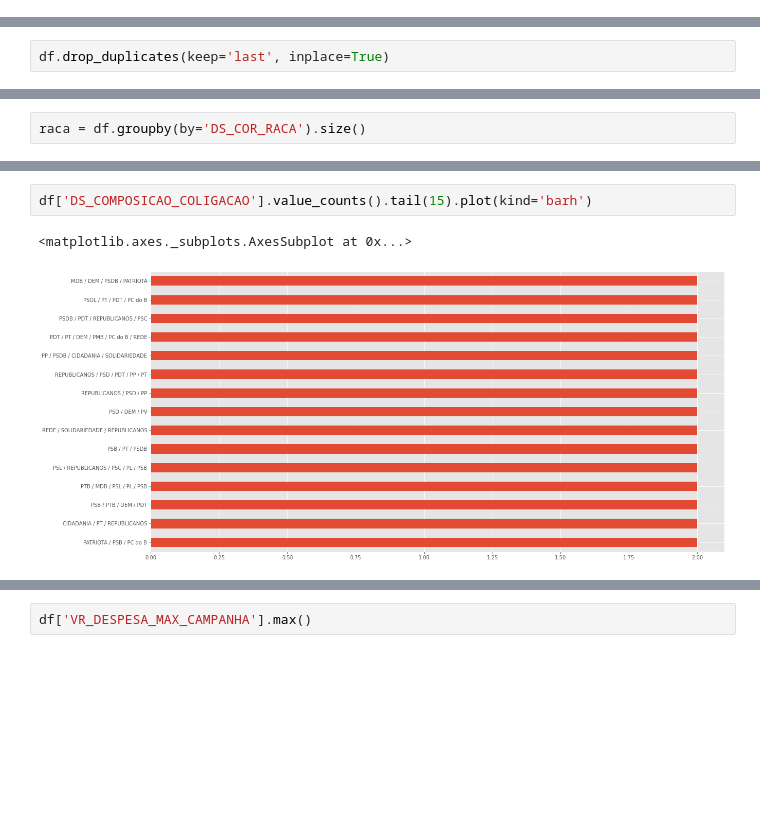
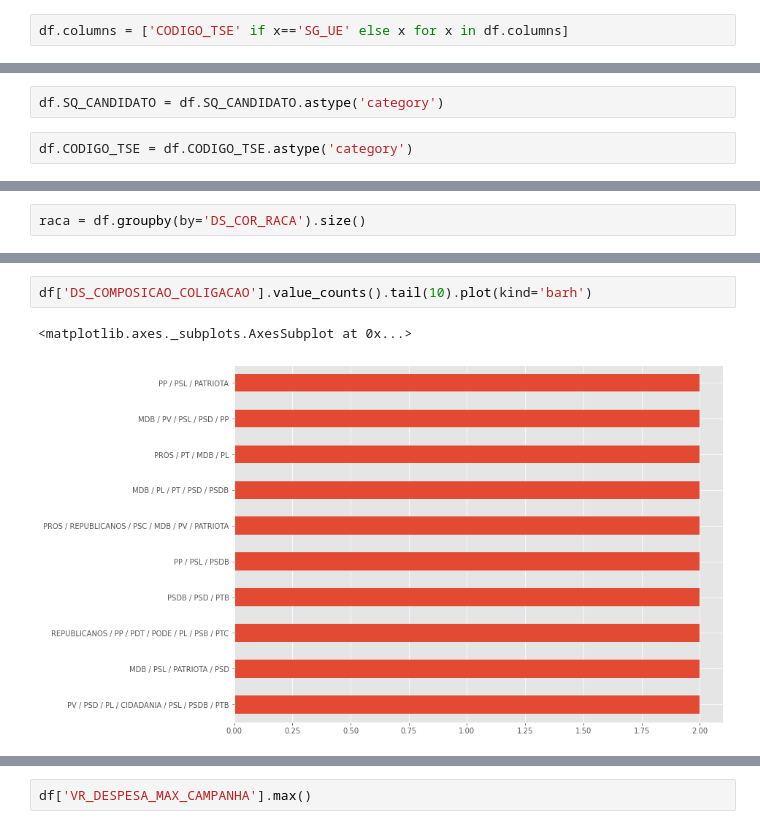
Before and after one commit to Rosangelafl/Eleicoes2018_geopandas, a Jupyter notebook: candidatos2020.ipynb, the cells around one changed output, grey strips where cells are left out. Drawn from its saved outputs; the diff is of its cells as text; blank space fills up the shorter version.

```diff
--- a/candidatos2020.ipynb
+++ b/candidatos2020.ipynb
@@ -36,3 +75,5 @@ RangeIndex(start=0, stop=1096678, step=1)
+# %%
+df.columns = ['CODIGO_TSE' if x=='SG_UE' else x for x in df.columns]
 # %%
 df.isnull().sum()
 # %% [output]
@@ -84,0 +117,4 @@ df.head()
+# %%
+df.SQ_CANDIDATO = df.SQ_CANDIDATO.astype('category')
+# %%
+df.CODIGO_TSE = df.CODIGO_TSE.astype('category')
@@ -89,2 +140,0 @@ df['SQ_CANDIDATO'].nunique()
-# %%
-df.drop_duplicates(keep='last', inplace=True)
@@ -387,6 +448,6 @@ df['SG_PARTIDO'].value_counts(ascending=True).plot(kind='barh')
 # %%
-df['DS_COMPOSICAO_COLIGACAO'].value_counts().tail(15).plot(kind='barh')
+df['DS_COMPOSICAO_COLIGACAO'].value_counts().tail(10).plot(kind='barh')
 # %% [output]
 <matplotlib.axes._subplots.AxesSubplot at 0x...>
-[figure, old version]
+[figure, new version]
 # %%
```
Also changed, not shown: parts of 90 cells of this notebook.
